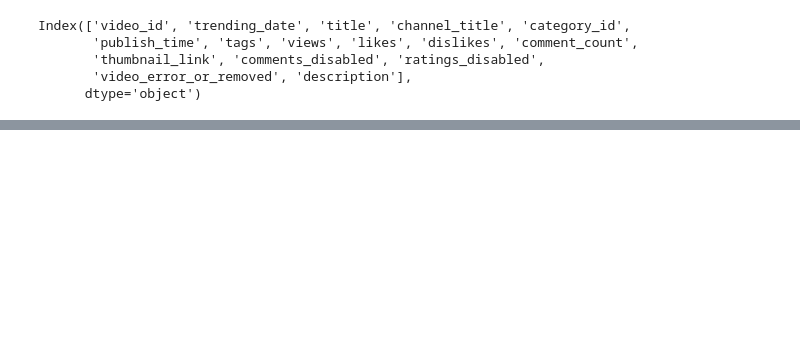
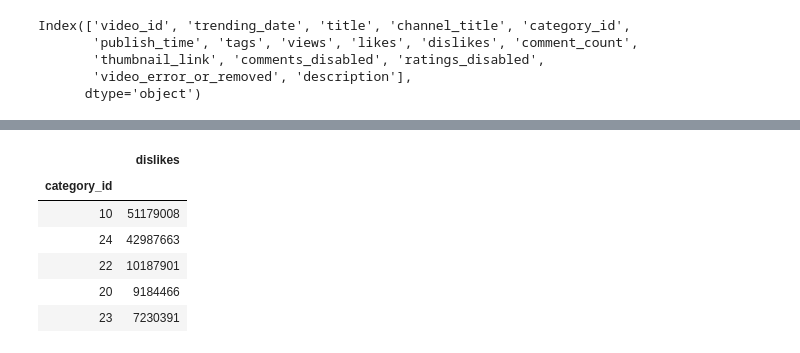
Before and after one commit to paholland/Project_YoutubeVideoStatistics, a Jupyter notebook: Emmanuel/Youtube.ipynb, the cells around one changed output, grey strips where cells are left out. Cells and saved outputs as stored; diff of their text form; code cells hidden in the pictures; blank space fills up the shorter version.

```diff
--- a/Emmanuel/Youtube.ipynb
+++ b/Emmanuel/Youtube.ipynb
@@ -82,0 +111,17 @@ Name: category_id, dtype: int64
+# %%
+#Apply groupby fxn to compare category_id vs dislikes
+grp_organized_df = organized_df.groupby(['category_id'])
+
+dislikes_df = pd.DataFrame(grp_organized_df['dislikes'].sum())
+
+dislikes_df = dislikes_df.sort_values(by =["dislikes"], ascending=False)
+
+dislikes_df.head()
+# %% [output]
+|  | dislikes |
+| category_id |  |
+| 10 | 51179008 |
+| 24 | 42987663 |
+| 22 | 10187901 |
+| 20 | 9184466 |
+| 23 | 7230391 |
```
Also changed, not shown: parts of 18 cells of this notebook, 2 other files.
